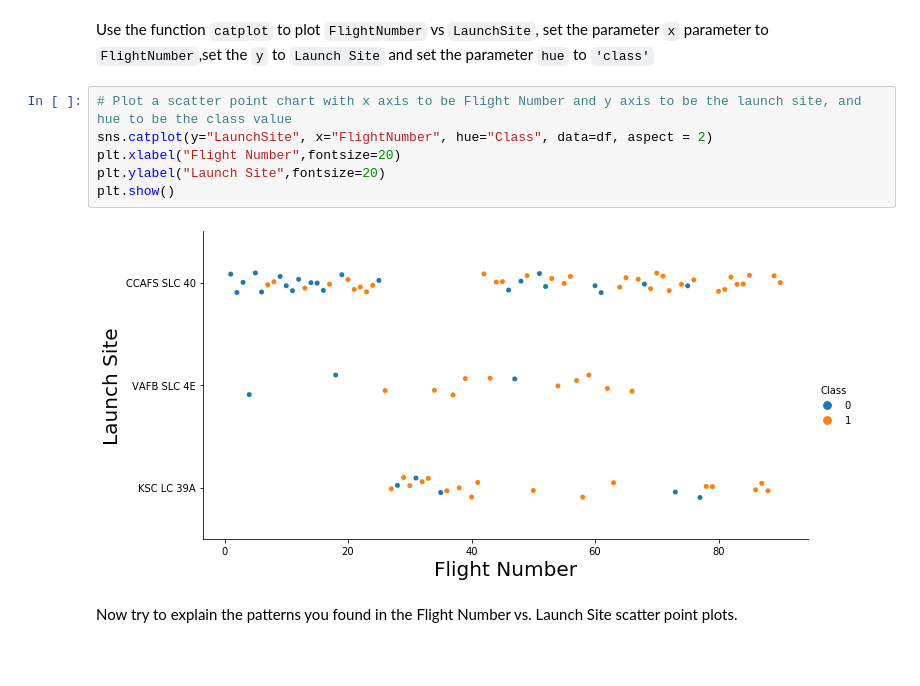
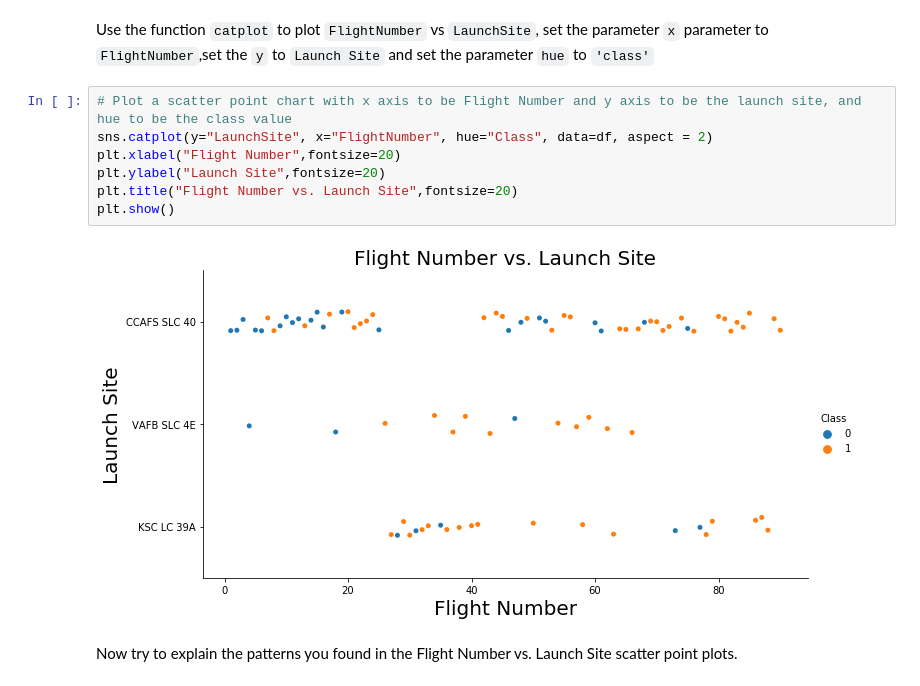
Before and after one commit to almo214/CapstoneRepo, a Jupyter notebook: jupyter-labs-eda-dataviz.ipynb, the cells around one changed output. Cells and saved outputs as stored; diff of their text form; blank space fills up the shorter version.

```diff
--- a/jupyter-labs-eda-dataviz.ipynb
+++ b/jupyter-labs-eda-dataviz.ipynb
@@ -87,11 +87,12 @@ Use the function <code>catplot</code> to plot <code>FlightNumber</code> vs <code
 # %%
 # Plot a scatter point chart with x axis to be Flight Number and y axis to be the launch site, and hue to be the class value
 sns.catplot(y="LaunchSite", x="FlightNumber", hue="Class", data=df, aspect = 2)
 plt.xlabel("Flight Number",fontsize=20)
 plt.ylabel("Launch Site",fontsize=20)
+plt.title("Flight Number vs. Launch Site",fontsize=20)
 plt.show()
 # %% [output]
-[figure, old version]
+[figure, new version]
 # %% [markdown]
 Now try to explain the patterns you found in the Flight Number vs. Launch Site scatter point plots.
 # %% [markdown]
```
Also changed, not shown: parts of 2 cells of this notebook.
